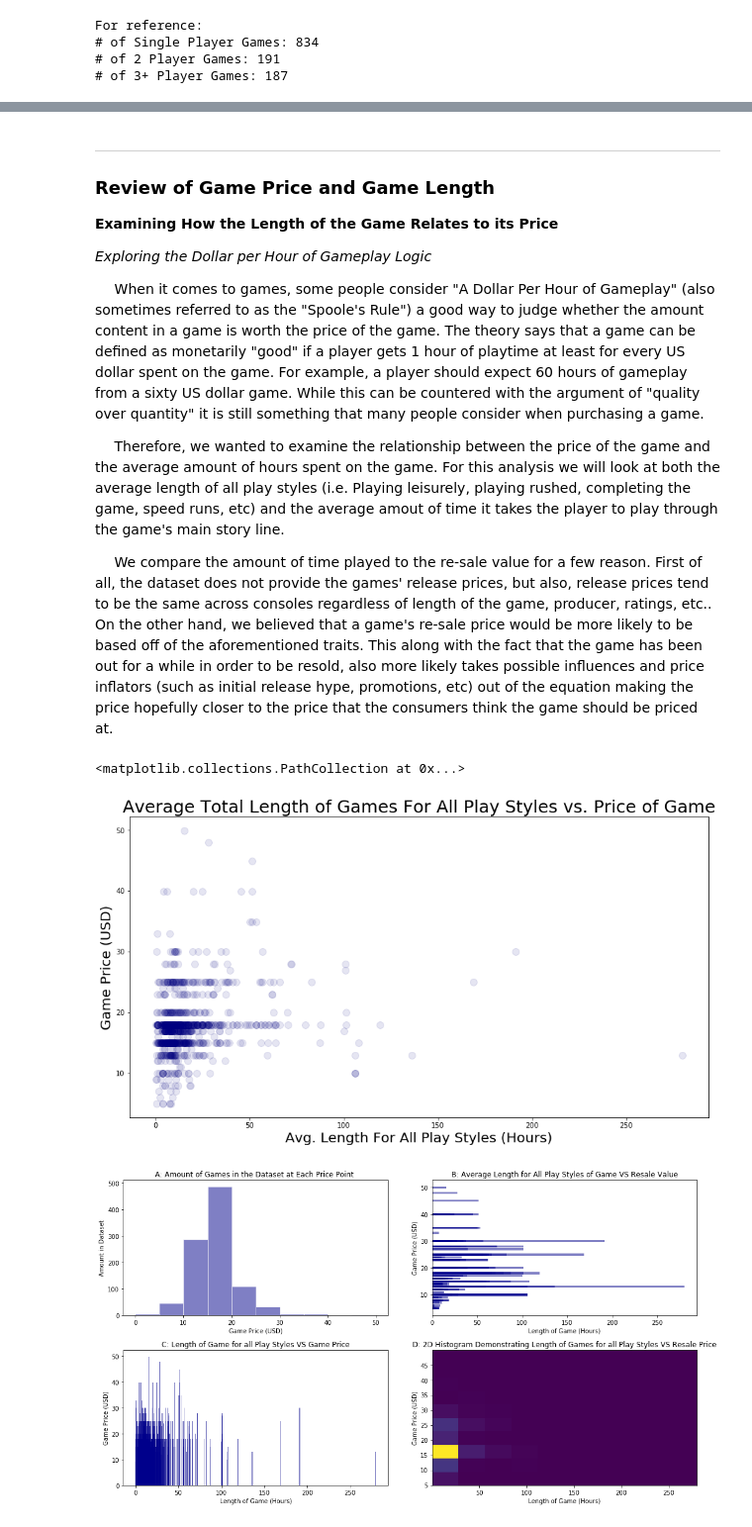
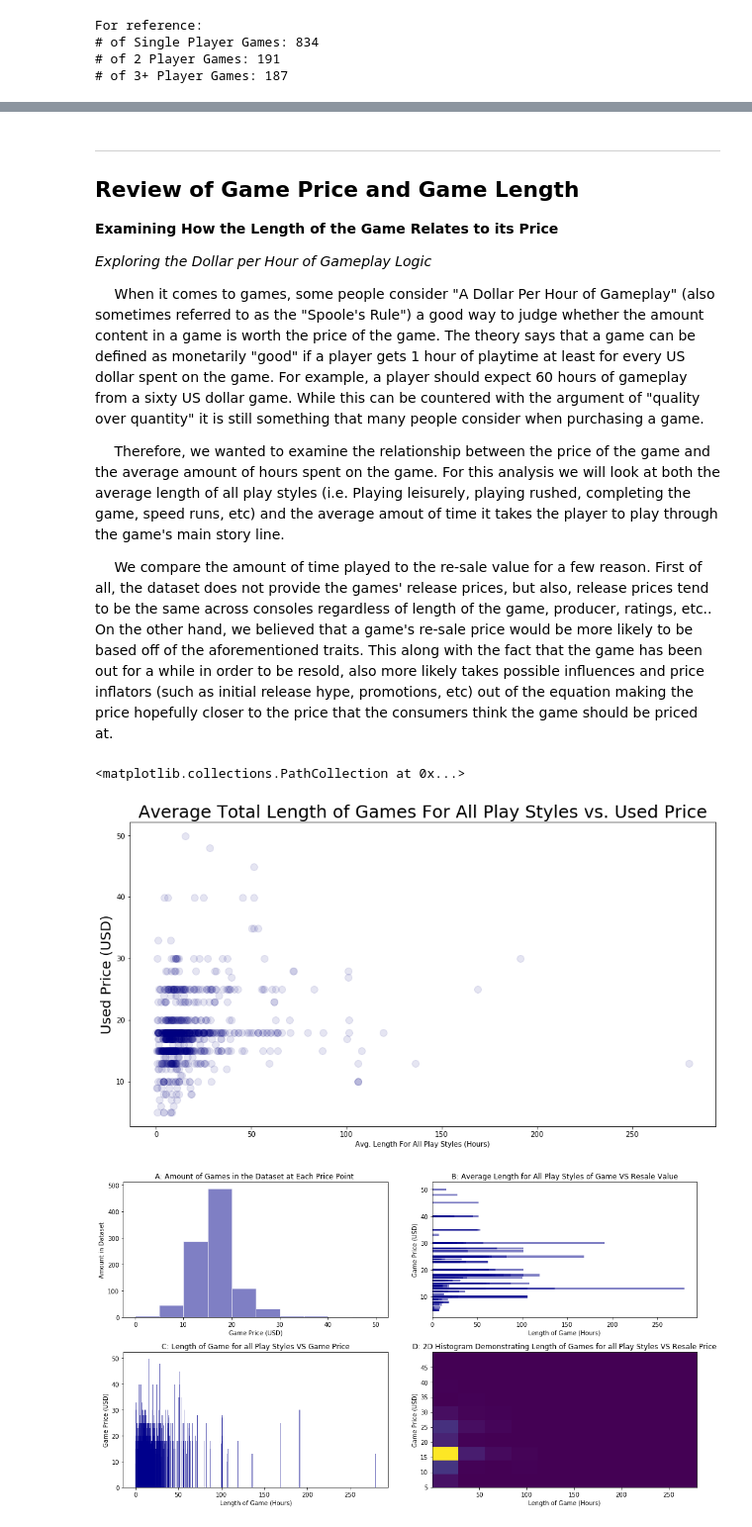
Before and after one commit to RadArcadeKid/probability-final, a Jupyter notebook: FinalProject_Pantleo_Henson_checkpoint2.ipynb, the cells around one changed output, grey strips where cells are left out. Shown at 99% size. Cells and saved outputs as stored; diff of their text form; code cells hidden in the pictures.

```diff
--- a/FinalProject_Pantleo_Henson_checkpoint2.ipynb
+++ b/FinalProject_Pantleo_Henson_checkpoint2.ipynb
@@ -467,7 +463,7 @@ Yet again, this helps speak to the general trend that multiplayer games will lik
 
 ___
 
-### Review of Game Price and Game Length
+## Review of Game Price and Game Length
 
 **Examining How the Length of the Game Relates to its Price**
 
@@ -484,34 +480,34 @@ $\quad$ We compare the amount of time played to the re-sale value for a few reas
 # %%
 ################
 # IDKY all that is printing but -shrug-
 ################
 
 xAxis = dfCleanLengthGames['Length.All PlayStyles.Average']
 yAxis = dfDirtyGames["Metrics.Used Price"]
 
 
 #Filter out all of the data for length which is 0.0, since this is empty/missing data:
 dfCleanLengthGames =  dfDirtyGames[(dfDirtyGames['Length.All PlayStyles.Average'] > 0)]
 
 maxPrice = np.amax(dfCleanLengthGames["Metrics.Used Price"])
 minPrice = np.amax(dfCleanLengthGames["Metrics.Used Price"])
 maxLength = np.amax(dfCleanLengthGames['Length.All PlayStyles.Average'])
 minLength = np.amax(dfCleanLengthGames['Length.All PlayStyles.Average'])
 
 
 fig, ax = plt.subplots(figsize=(15,8))
 
-ax.set_title("Average Total Length of Games For All Play Styles vs. Price of Game",fontsize=25)
-ax.set_ylabel("Game Price (USD)",fontsize=20)
-ax.set_xlabel("Avg. Length For All Play Styles (Hours)",fontsize=20)
+ax.set_title("Average Total Length of Games For All Play Styles vs. Used Price",fontsize=25)
+ax.set_ylabel("Used Price (USD)",fontsize=20)
+ax.set_xlabel("Avg. Length For All Play Styles (Hours)",fontsize=10)
 
 yAxis = dfCleanLengthGames["Metrics.Used Price"]
 xAxis = dfCleanLengthGames['Length.All PlayStyles.Average']
 
 ax.scatter(xAxis, yAxis, color='Navy', s=100, alpha = 0.1)
 # %% [output]
 <matplotlib.collections.PathCollection at 0x...>
-[figure, old version]
+[figure, new version]
 # %%
 ################
 ################
```
Also changed, not shown: parts of 19 cells of this notebook.
